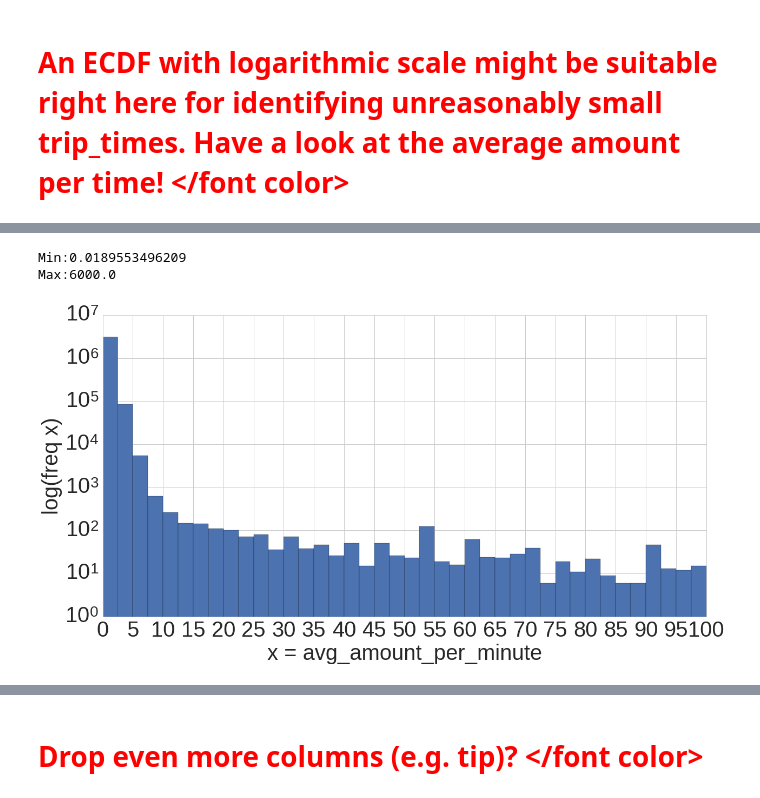
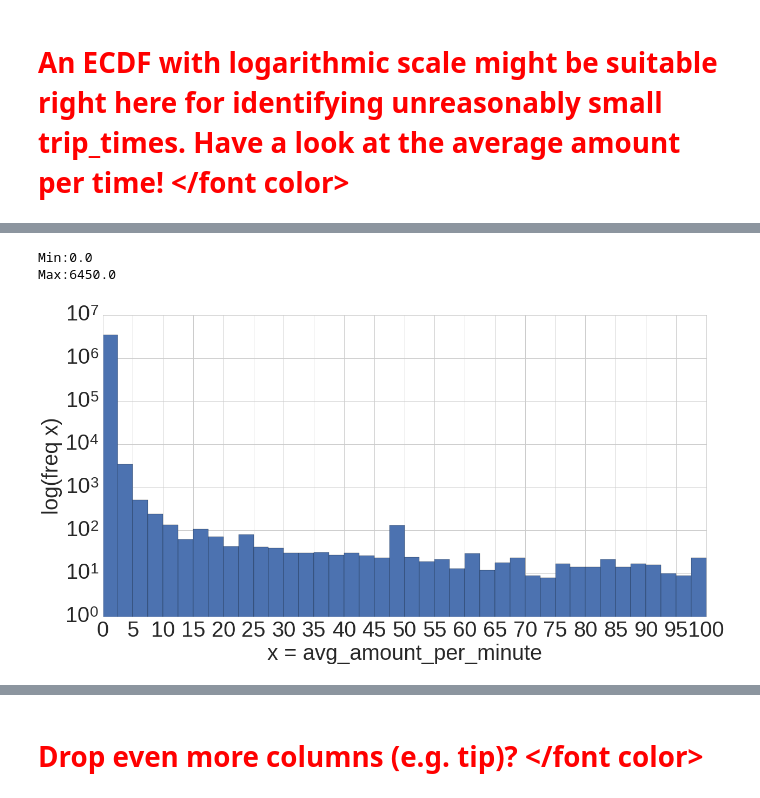
Before and after one commit to nikhase/nyc-taxi, a Jupyter notebook: weeklyAnalysis.ipynb, the cells around one changed output, grey strips where cells are left out. Saved outputs shown, nothing was run; the diff lists cells and outputs as text; code cells hidden in the pictures.

```diff
--- a/weeklyAnalysis.ipynb
+++ b/weeklyAnalysis.ipynb
@@ -245,0 +327,2 @@ anomaly.loc[taxidata.loc[(taxidata['trip_distance'].isnull())].index,'flag'] = '
+# %%
+data = data.drop(anomaly.index, errors='ignore') # ignore uncontained labels
@@ -245,0 +351,4 @@ anomaly.loc[taxidata.loc[(taxidata['trip_distance'].isnull())].index,'flag'] = '
+# %%
+anomaly = anomaly.append(data.loc[(data['trip_time'].isnull())])
+anomaly.loc[data.loc[(data['trip_time'].isnull())].index,'flag'] = 'trip_time_NA'
+anomaly.tail()
@@ -245,0 +362,2 @@ anomaly.loc[taxidata.loc[(taxidata['trip_distance'].isnull())].index,'flag'] = '
+# %%
+data = data.drop(anomaly.index, errors='ignore') # ignore uncontained labels
@@ -413,0 +458,2 @@ taxidata['avg_amount_per_minute'] = taxidata.total_amount / (taxidata.trip_time_
+# %%
+data['avg_amount_per_minute'] = (data.fare_amount-2.5) / (data.trip_time / np.timedelta64(1,'m'))
@@ -414,18 +472,18 @@ taxidata['avg_amount_per_minute'] = taxidata.total_amount / (taxidata.trip_time_
 # %%
-h = taxidata.avg_amount_per_minute
+h = data.avg_amount_per_minute
 plt.figure(figsize=(20,10))
 plt.hist(h, normed=False, stacked=True, bins=40, range=[0 , 100], )
     #, histtype='stepfilled')
 plt.yscale('log')
 plt.ylabel('log(freq x)', fontsize=40)
 plt.xlabel('x = avg_amount_per_minute', fontsize=40)
 print('Min:' +  str(min(h)) + '\nMax:' +  str(max(h)))
 plt.yticks(fontsize=40)
 plt.xticks(fontsize=40)
 plt.locator_params(axis = 'x', nbins = 20)
 plt.show()
 # %% [output]
-Min:0.0189553496209
-Max:6000.0
+Min:0.0
+Max:6450.0
-[figure, old version]
+[figure, new version]
 # %%
```
Also changed, not shown: parts of 186 cells of this notebook, 1 other file.
